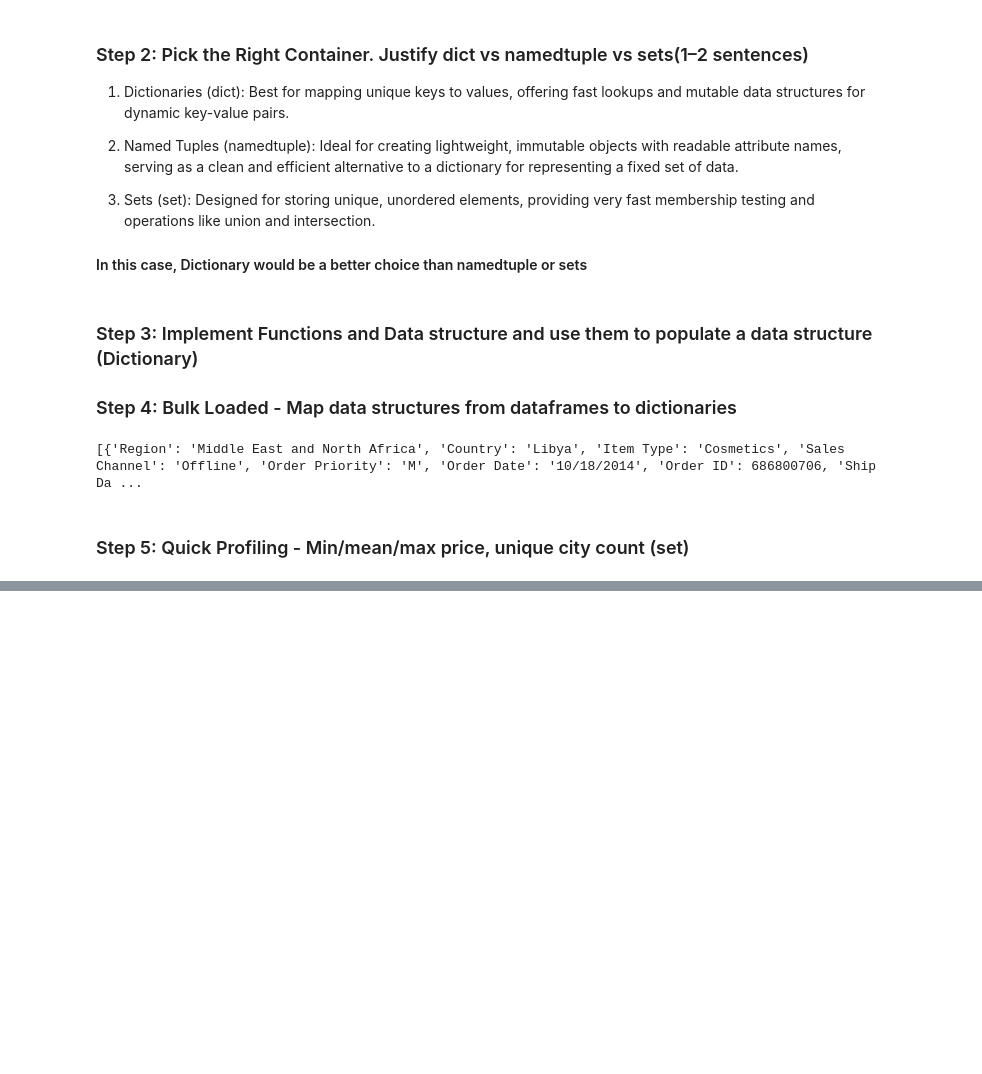
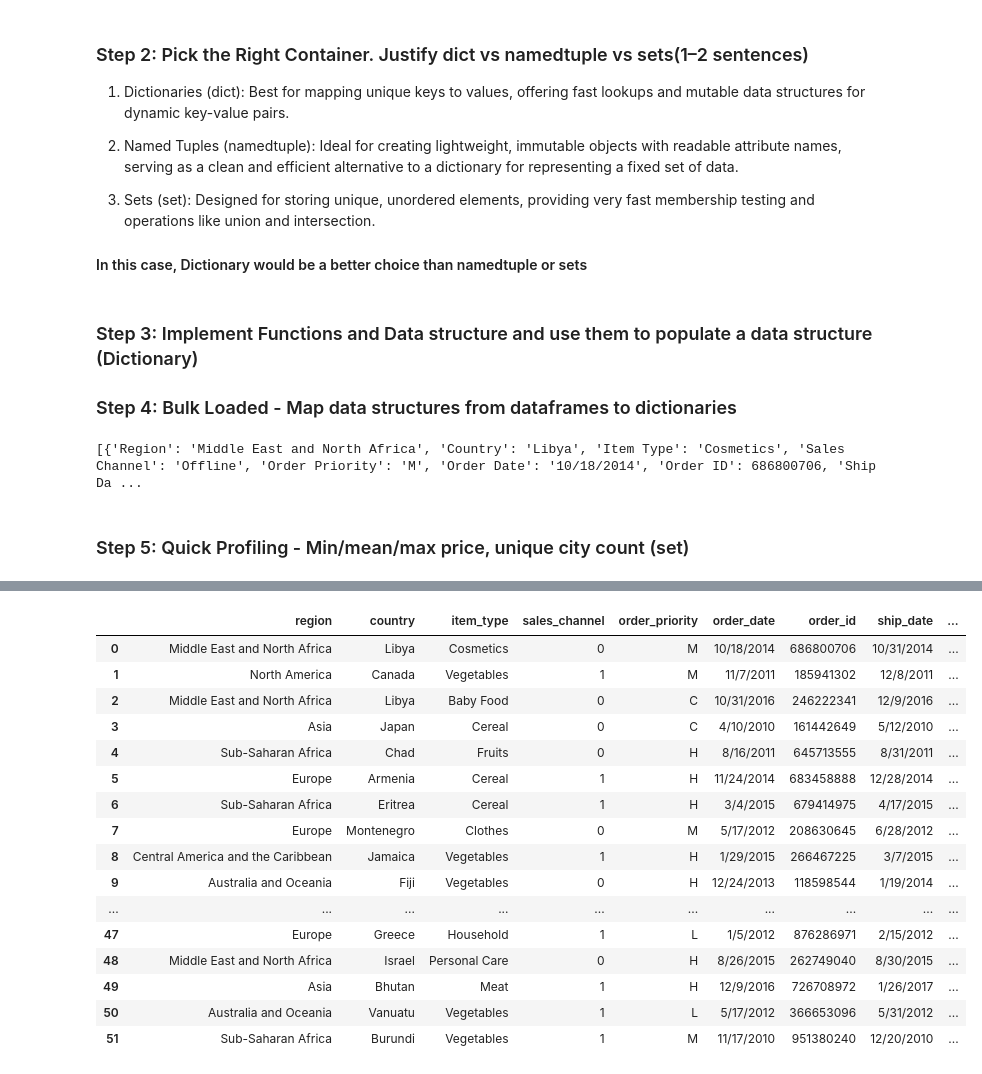
Before and after one commit to Mostafa-Allahmoradi/Lab2---Data-Collection-and-Pre-processing, a Jupyter notebook: lab2_notebook.ipynb, the cells around one changed output, grey strips where cells are left out. Saved outputs shown, nothing was run; the diff lists cells and outputs as text; code cells hidden in the pictures; blank space fills up the shorter version.

```diff
--- a/lab2_notebook.ipynb
+++ b/lab2_notebook.ipynb
@@ -181,0 +177,80 @@ sales_shipping_data.head(len(sales_shipping_data))
+# %%
+# Generate 9 random 5-digit numbers
+coupon_codes = np.random.choice(range(10000, 99999), size=9, replace=False)
+
+# Make discount choices, including None for missing values
+discount_choices = [5, 10, 15, 20, 25, 30, None]
+
+# Generate exactly 9 discount values
+discount_options = np.random.choice(discount_choices, size=9, replace=True)
+
+# Build DataFrame
+coupon_df = pd.DataFrame({
+    "COUPON CODE": list(coupon_codes),
+    "DISCOUNT_PERCENTAGE": list(discount_options)
+})
+
+# Save to CSV
+coupon_df.to_csv("./data/coupon_codes.csv", index=False)
+
+# Add the new 'Coupon Code' column to the DataFrame
+sales_shipping_data['COUPON CODE'] = np.random.choice(coupon_codes, size=len(sales_shipping_data))
+print("New 'Coupon Code' column added with random 5-digit numbers!")
+
+# Function to apply discount by going over the data row by row
+# When running it this way, it takes 3 seconds to go over 500 rows
+# def apply_discount(row):
+#     # Load coupon dataset each time (or move outside for efficiency)
+#     coupon_csv_path = "./data/coupon_codes.csv"
+#     coupon_df = pd.read_csv(coupon_csv_path)
+
+#     condition = coupon_df["COUPON CODE"] == row["COUPON CODE"]
+
+#     selected_row_df = coupon_df.loc[condition]
+
+#     if np.isnan(selected_row_df["DISCOUNT_PERCENTAGE"]).iloc[0]:
+#         row["total_revenue_after_disc"] = row["total_revenue"]
+#         row["total_profit_after_disc"] = row["total_profit"]
+#     else:
+#         row["total_revenue_after_disc"] = round(row["total_revenue"] * (1 - selected_row_df["DISCOUNT_PERCENTAGE"].iloc[0] / 100), 2)
+#         row["total_profit_after_disc"] = round(row["total_profit"] * (1 - selected_row_df["DISCOUNT_PERCENTAGE"].iloc[0] / 100), 2)
+
+#     return row
+
+# Apply the function row by row
+# sales_shipping_data = sales_shipping_data.apply(apply_discount, axis=1)
+
+# When merging the datasets together to appy discounts, it takes maximum 0.3 second to go over 500 rows and apply discounts
+def apply_discounts(sales_df):
+    coupon_csv_path = "./data/coupon_codes.csv"
+    coupons_df = pd.read_csv(coupon_csv_path)
+
+    # Normalize column names for consistency
+    coupons_df = coupons_df.rename(columns={"COUPON CODE": "coupon_code"})
+    coupons_df = coupons_df.rename(columns={"DISCOUNT_PERCENTAGE": "discount_percentage"})
+
+    sales_df = sales_df.rename(columns={"COUPON CODE": "coupon_code"})
+
+    # Merge on coupon_code (left join to keep all sales)
+    merged = sales_df.merge(coupons_df, on="coupon_code", how="left")
+
+    # Replace missing discounts with 0
+    merged["discount_percentage"] = merged["discount_percentage"].fillna(0)
+
+    # Compute discounted values
+    merged["total_revenue_after_disc"] = round(
+        merged["total_revenue"] * (1 - merged["discount_percentage"] / 100), 2
+    )
+    merged["total_profit_after_disc"] = round(
+        merged["total_profit"] * (1 - merged["discount_percentage"] / 100), 2
+    )
+
+    # Removing DISOUNT_PERCENTAGE column
+    merged = merged.drop("discount_percentage", axis=1)
+
+    return merged
+
+sales_shipping_data = apply_discounts(sales_shipping_data)
+
+sales_shipping_data.head(len(sales_records_path))
+# %% [output]
@@ -181,0 +258,17 @@ sales_shipping_data.head(len(sales_shipping_data))
+|  | region | country | item_type | sales_channel | order_priority | order_date | order_id | ship_date | ... |
+| 0 | Middle East and North Africa | Libya | Cosmetics | 0 | M | 10/18/2014 | 686800706 | 10/31/2014 | ... |
+| 1 | North America | Canada | Vegetables | 1 | M | 11/7/2011 | 185941302 | 12/8/2011 | ... |
+| 2 | Middle East and North Africa | Libya | Baby Food | 0 | C | 10/31/2016 | 246222341 | 12/9/2016 | ... |
+| 3 | Asia | Japan | Cereal | 0 | C | 4/10/2010 | 161442649 | 5/12/2010 | ... |
+| 4 | Sub-Saharan Africa | Chad | Fruits | 0 | H | 8/16/2011 | 645713555 | 8/31/2011 | ... |
+| 5 | Europe | Armenia | Cereal | 1 | H | 11/24/2014 | 683458888 | 12/28/2014 | ... |
+| 6 | Sub-Saharan Africa | Eritrea | Cereal | 1 | H | 3/4/2015 | 679414975 | 4/17/2015 | ... |
+| 7 | Europe | Montenegro | Clothes | 0 | M | 5/17/2012 | 208630645 | 6/28/2012 | ... |
+| 8 | Central America and the Caribbean | Jamaica | Vegetables | 1 | H | 1/29/2015 | 266467225 | 3/7/2015 | ... |
+| 9 | Australia and Oceania | Fiji | Vegetables | 0 | H | 12/24/2013 | 118598544 | 1/19/2014 | ... |
+| ... | ... | ... | ... | ... | ... | ... | ... | ... | ... |
+| 47 | Europe | Greece | Household | 1 | L | 1/5/2012 | 876286971 | 2/15/2012 | ... |
+| 48 | Middle East and North Africa | Israel | Personal Care | 0 | H | 8/26/2015 | 262749040 | 8/30/2015 | ... |
+| 49 | Asia | Bhutan | Meat | 1 | H | 12/9/2016 | 726708972 | 1/26/2017 | ... |
+| 50 | Australia and Oceania | Vanuatu | Vegetables | 1 | L | 5/17/2012 | 366653096 | 5/31/2012 | ... |
+| 51 | Sub-Saharan Africa | Burundi | Vegetables | 1 | M | 11/17/2010 | 951380240 | 12/20/2010 | ... |
```
Also changed, not shown: parts of 14 cells of this notebook, 4 other files.
